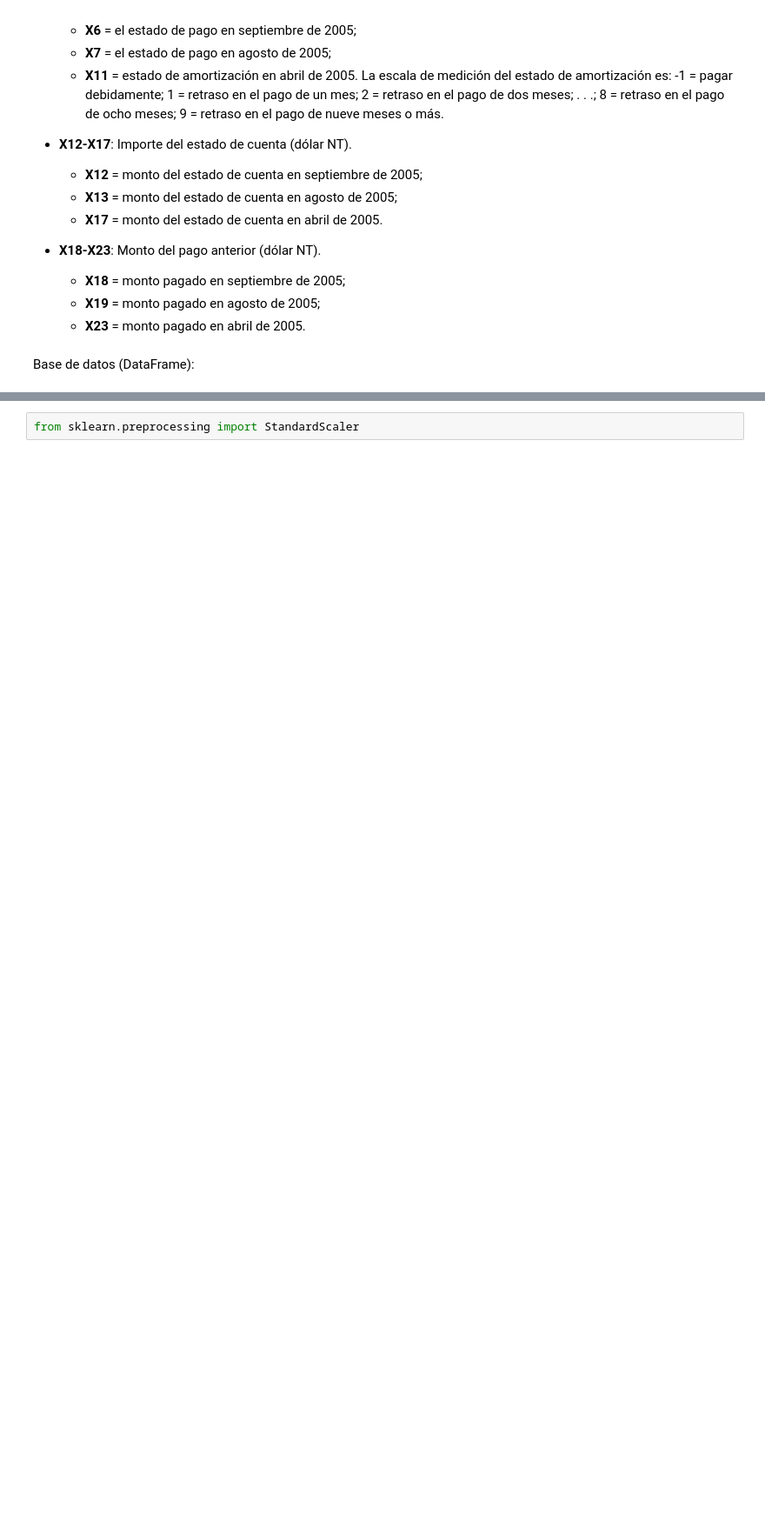
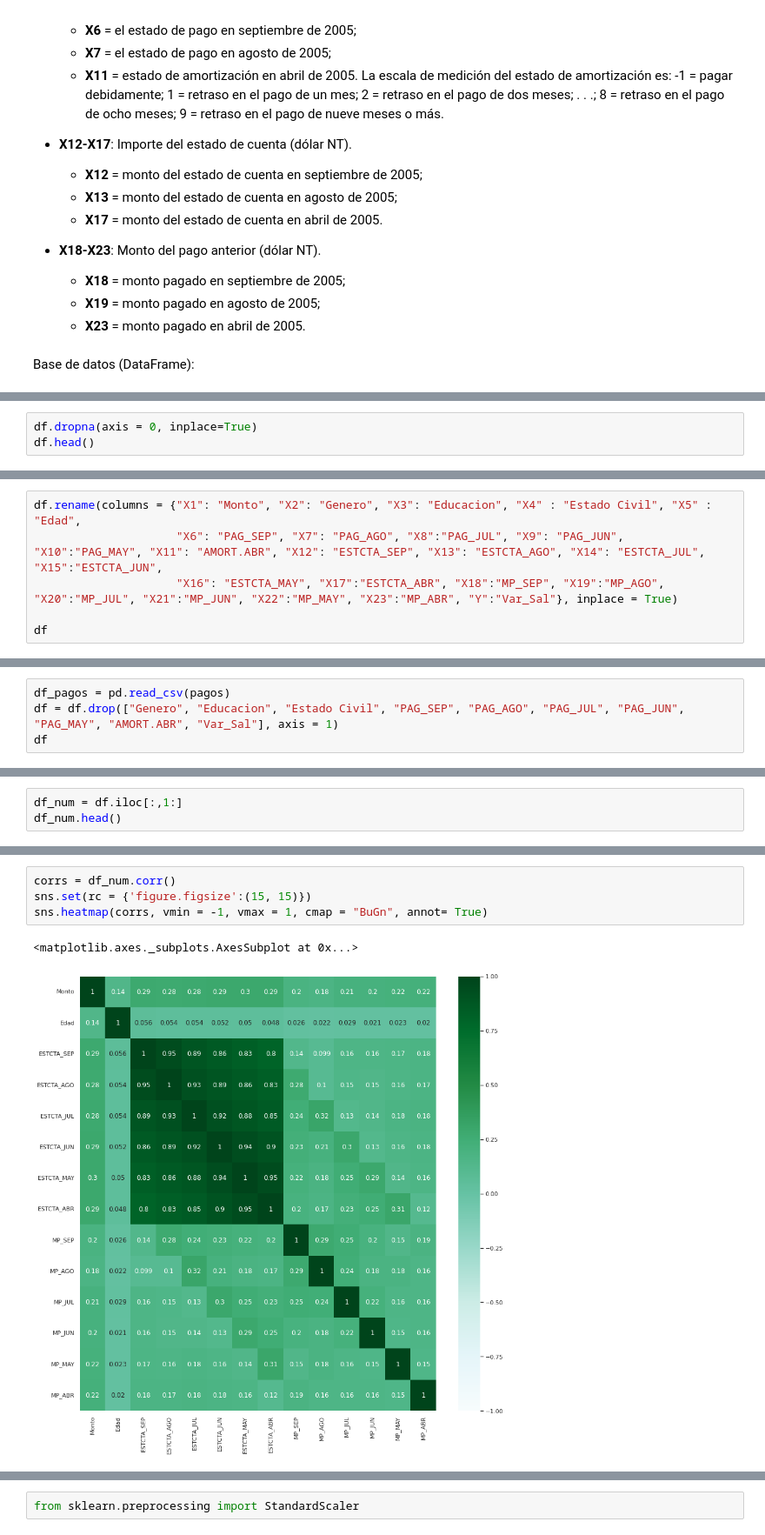
Before and after one commit to PosgradoMNA/actividades-del-projecto-equipo_98, a Jupyter notebook: Actividad_4.ipynb, the cells around one changed output, grey strips where cells are left out. Shown at 87% size. Cells and saved outputs as stored; diff of their text form; blank space fills up the shorter version.

```diff
--- a/Actividad_4.ipynb
+++ b/Actividad_4.ipynb
@@ -275,0 +63,3 @@ X_train, X_test, Y_train, Y_test = train_test_split(X, Y, test_size=0.2, random_
+# %%
+df.dropna(axis = 0, inplace=True)
+df.head()
@@ -275,0 +76,6 @@ X_train, X_test, Y_train, Y_test = train_test_split(X, Y, test_size=0.2, random_
+# %%
+df.rename(columns = {"X1": "Monto", "X2": "Genero", "X3": "Educacion", "X4" : "Estado Civil", "X5" : "Edad",
+                     "X6": "PAG_SEP", "X7": "PAG_AGO", "X8":"PAG_JUL", "X9": "PAG_JUN", "X10":"PAG_MAY", "X11": "AMORT.ABR", "X12": "ESTCTA_SEP", "X13": "ESTCTA_AGO", "X14": "ESTCTA_JUL", "X15":"ESTCTA_JUN",
+                     "X16": "ESTCTA_MAY", "X17":"ESTCTA_ABR", "X18":"MP_SEP", "X19":"MP_AGO", "X20":"MP_JUL", "X21":"MP_JUN", "X22":"MP_MAY", "X23":"MP_ABR", "Y":"Var_Sal"}, inplace = True)
+
+df
@@ -275,0 +119,4 @@ X_train, X_test, Y_train, Y_test = train_test_split(X, Y, test_size=0.2, random_
+# %%
+df_pagos = pd.read_csv(pagos)
+df = df.drop(["Genero", "Educacion", "Estado Civil", "PAG_SEP", "PAG_AGO", "PAG_JUL", "PAG_JUN", "PAG_MAY", "AMORT.ABR", "Var_Sal"], axis = 1)
+df
@@ -275,0 +137,3 @@ X_train, X_test, Y_train, Y_test = train_test_split(X, Y, test_size=0.2, random_
+# %%
+df_num = df.iloc[:,1:]
+df_num.head()
@@ -275,0 +170,7 @@ X_train, X_test, Y_train, Y_test = train_test_split(X, Y, test_size=0.2, random_
+# %%
+corrs = df_num.corr()
+sns.set(rc = {'figure.figsize':(15, 15)})
+sns.heatmap(corrs, vmin = -1, vmax = 1, cmap = "BuGn", annot= True)
+# %% [output]
+<matplotlib.axes._subplots.AxesSubplot at 0x...>
+[figure, added]
```
Also changed, not shown: parts of 83 cells of this notebook.
